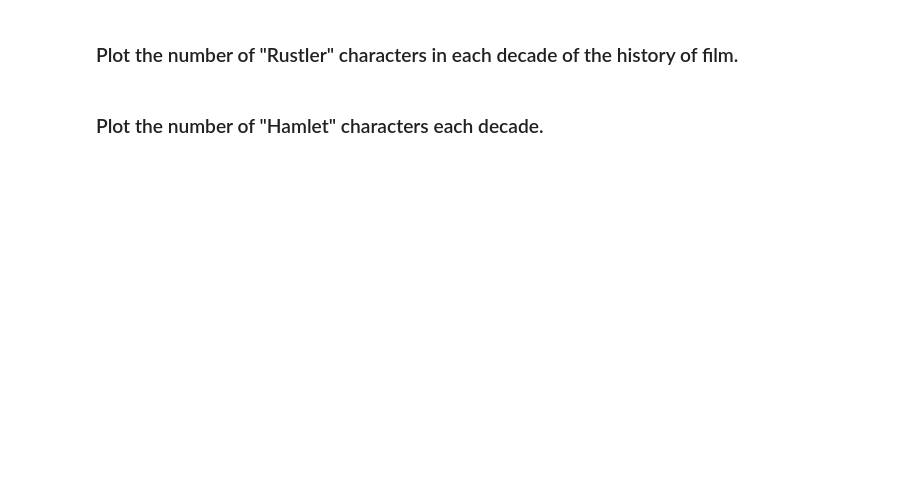
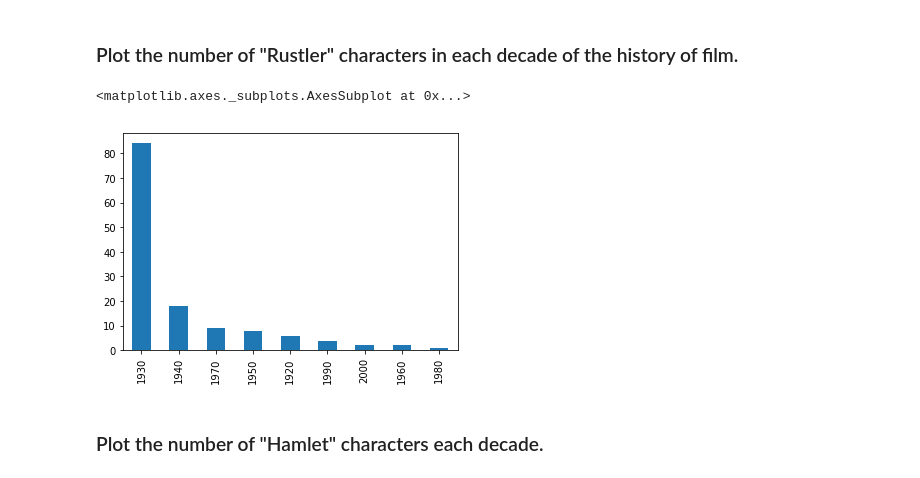
Before and after one commit to hignfy/pandas, a Jupyter notebook: Exercises-2.ipynb, the cells around one changed output. Cells and saved outputs as stored; diff of their text form; code cells hidden in the pictures; blank space fills up the shorter version.

```diff
--- a/Exercises-2.ipynb
+++ b/Exercises-2.ipynb
@@ -36,4 +70,9 @@ cast.head()
 # %% [markdown]
 ### Plot the number of "Rustler" characters in each decade of the history of film.
+# %%
+(c[c.character == 'Rustler'].year //10*10).value_counts().plot('bar')
+# %% [output]
+<matplotlib.axes._subplots.AxesSubplot at 0x...>
+[figure, added]
 # %% [markdown]
 ### Plot the number of "Hamlet" characters each decade.
```
Also changed, not shown: parts of 21 cells of this notebook.
